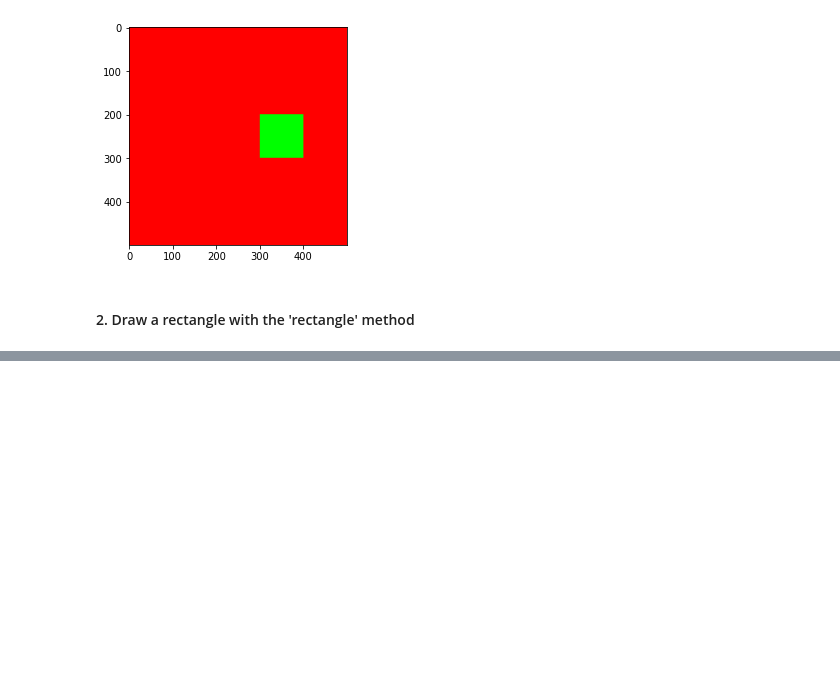
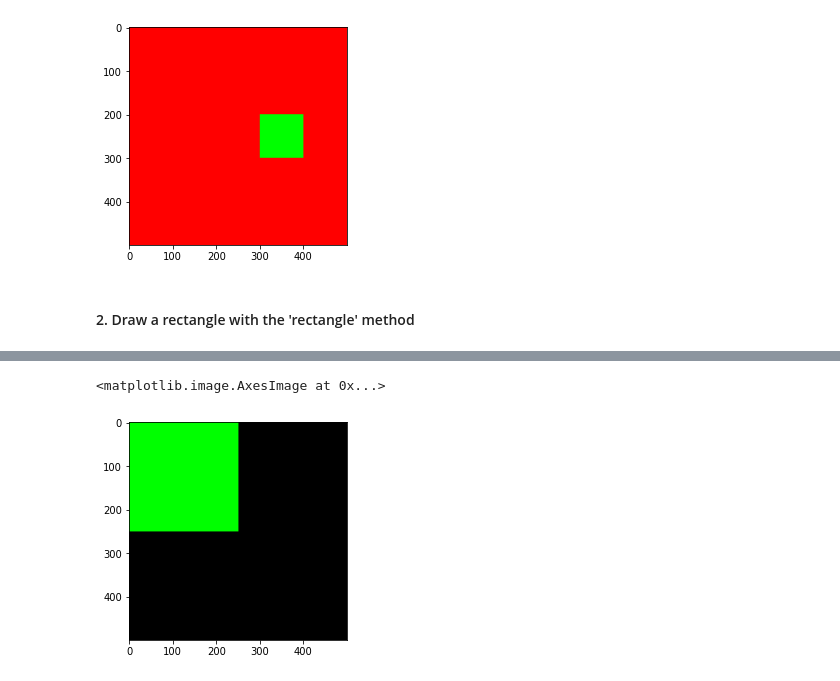
Before and after one commit to davidemariani/opencv-course, a Jupyter notebook: notes_section_1.ipynb, the cells around one changed output, grey strips where cells are left out. Cells and saved outputs as stored; diff of their text form; code cells hidden in the pictures; blank space fills up the shorter version.

Commit message:
internal hyperlinks added, more notes on shapes, start of basic functions

```diff
--- a/notes_section_1.ipynb
+++ b/notes_section_1.ipynb
@@ -173,0 +203,7 @@ plt.imshow(blank)
+# %%
+blank = np.zeros((500, 500, 3), dtype = 'uint8')
+cv.rectangle(blank, (0,0), (250,250), (0,255,0), thickness = cv.FILLED) #cv.FILLED allows us to fill the shape (we can do the same with thickness = -1)
+plt.imshow(blank)
+# %% [output]
+<matplotlib.image.AxesImage at 0x...>
+[figure, added]
```
Also changed, not shown: parts of 22 cells of this notebook.
